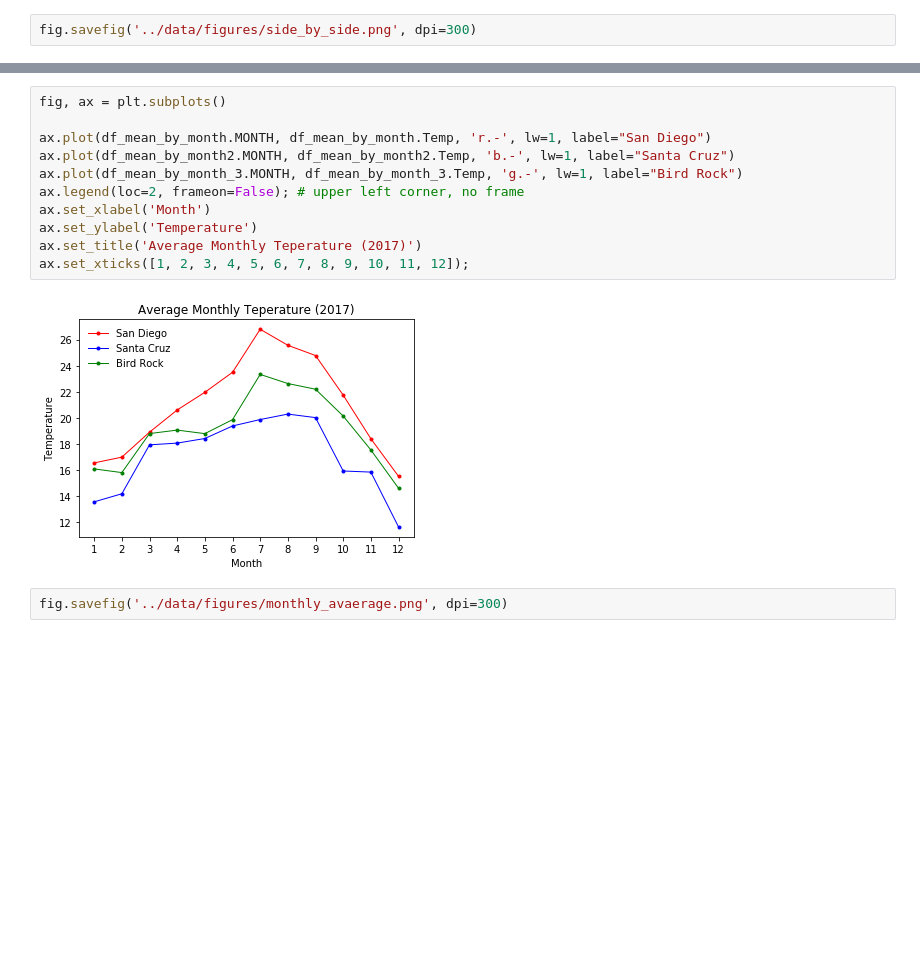
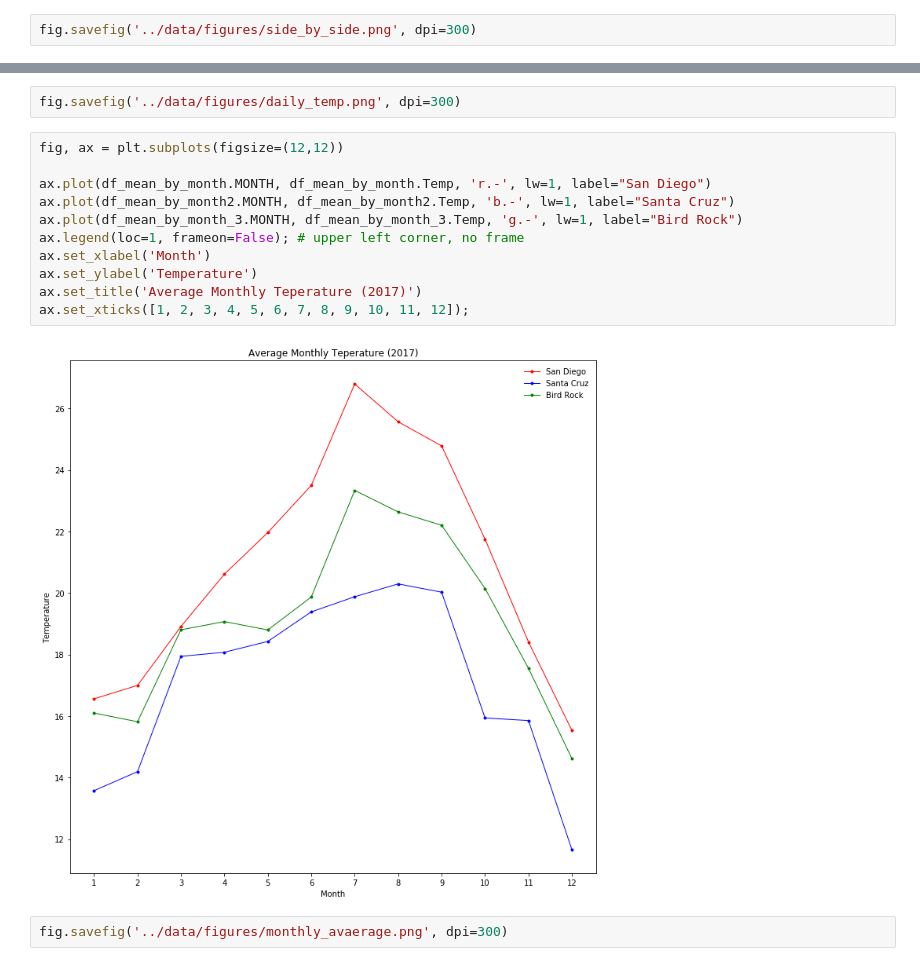
Before and after one commit to gbatzel/sio209_project, a Jupyter notebook: code/timeseries.ipynb, the cells around one changed output, grey strips where cells are left out. Saved outputs shown, nothing was run; the diff lists cells and outputs as text; blank space fills up the shorter version.

```diff
--- a/code/timeseries.ipynb
+++ b/code/timeseries.ipynb
@@ -204,15 +116,17 @@ fig.savefig('../data/figures/side_by_side.png', dpi=300)
+# %%
+fig.savefig('../data/figures/daily_temp.png', dpi=300)
 # %%
-fig, ax = plt.subplots()
+fig, ax = plt.subplots(figsize=(12,12))
 
 ax.plot(df_mean_by_month.MONTH, df_mean_by_month.Temp, 'r.-', lw=1, label="San Diego")
 ax.plot(df_mean_by_month2.MONTH, df_mean_by_month2.Temp, 'b.-', lw=1, label="Santa Cruz")
 ax.plot(df_mean_by_month_3.MONTH, df_mean_by_month_3.Temp, 'g.-', lw=1, label="Bird Rock")
-ax.legend(loc=2, frameon=False); # upper left corner, no frame
+ax.legend(loc=1, frameon=False); # upper left corner, no frame
 ax.set_xlabel('Month')
 ax.set_ylabel('Temperature')
 ax.set_title('Average Monthly Teperature (2017)')
 ax.set_xticks([1, 2, 3, 4, 5, 6, 7, 8, 9, 10, 11, 12]);
 # %% [output]
-[figure, old version]
+[figure, new version]
 # %%
 fig.savefig('../data/figures/monthly_avaerage.png', dpi=300)
```
Also changed, not shown: parts of 20 cells of this notebook, 3 other files.
